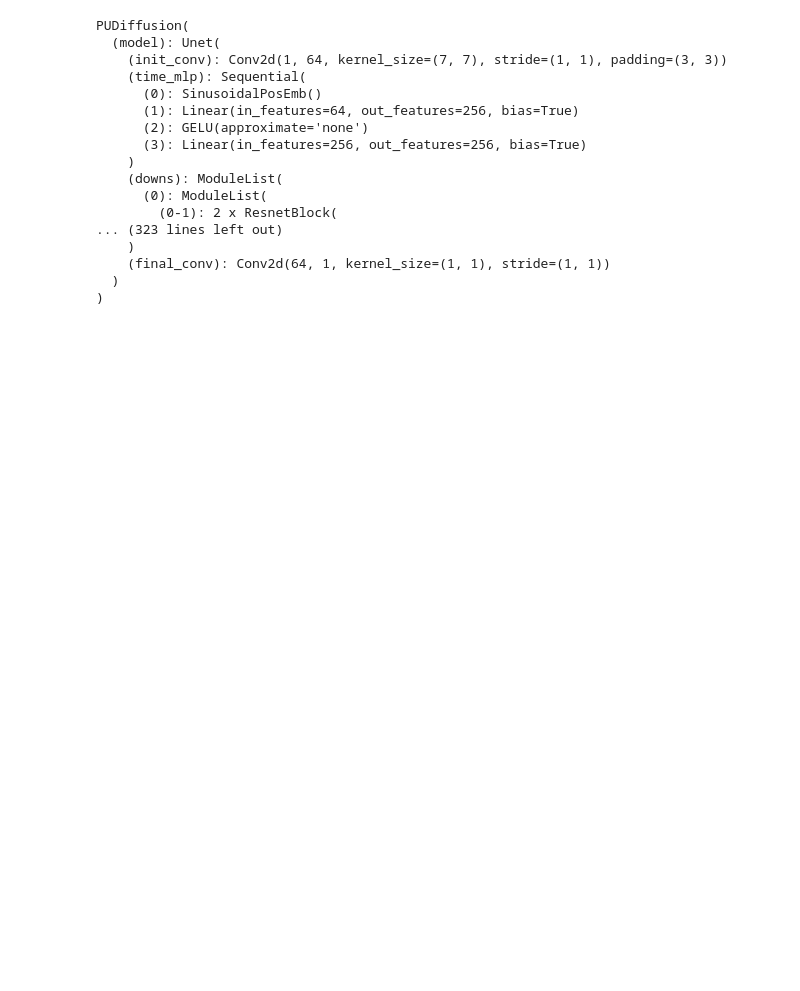
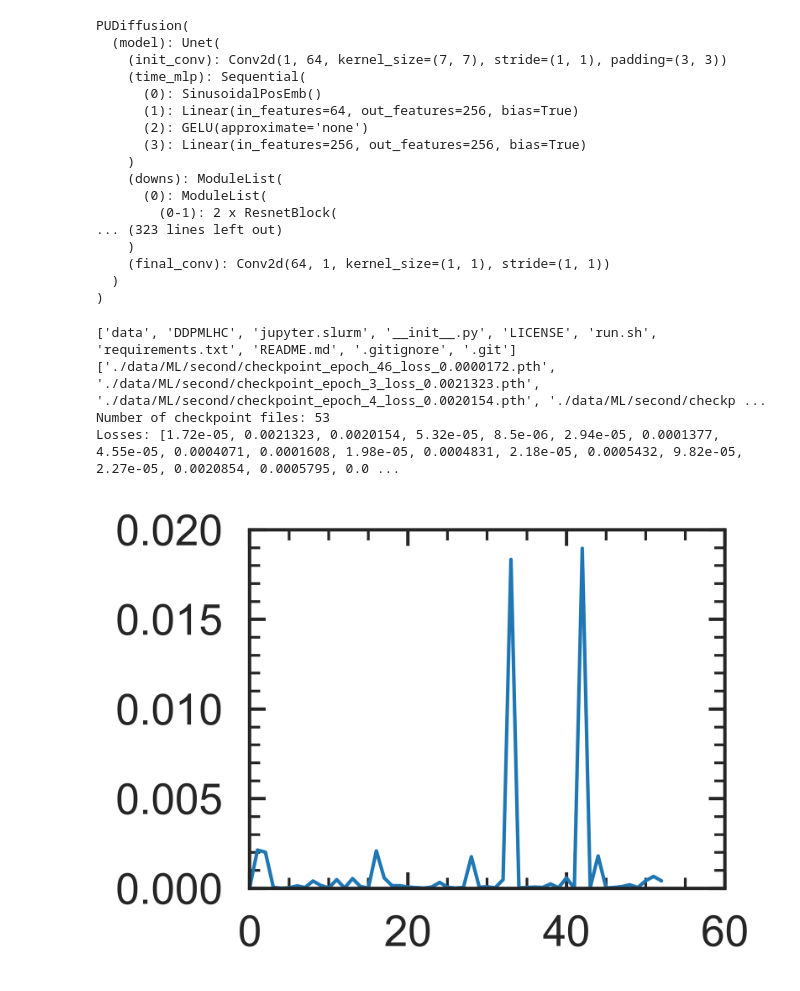
Before and after one commit to roysiu-gh/DDPM-HL-LHC, a Jupyter notebook: DDPMLHC/jup_real.ipynb, the cells around one changed output. Drawn from its saved outputs; the diff is of its cells as text; code cells hidden in the pictures; blank space fills up the shorter version.

```diff
--- a/DDPMLHC/jup_real.ipynb
+++ b/DDPMLHC/jup_real.ipynb
@@ -983,6 +1027,74 @@ PUDiffusion(
     (final_conv): Conv2d(64, 1, kernel_size=(1, 1), stride=(1, 1))
   )
 )
+# %%
+MPL_GLOBAL_PARAMS = {
+    'text.usetex' : False, # use latex text
+    'text.latex.preamble' : r'\usepackage{type1cm}\usepackage{braket}\usepackage{amssymb}\usepackage{amsmath}\usepackage{txfonts}', # latex packages
+    'font.size' : 24,
+    'figure.dpi' : 600,
+    'figure.figsize' : (4, 3),
+    'figure.autolayout' : True, # tight layout (True) or not (False)
+    'axes.labelpad' : 5,
+    'axes.xmargin' : 0,
+    'axes.ymargin' : 0,
+    'axes.grid' : False,
+    'axes.autolimit_mode' : 'round_numbers', # set axis limits by rounding min/max values
+    # 'axes.autolimit_mode' : 'data', # set axis limits as min/max values
+    'xtick.major.pad' : 10,
+    'ytick.major.pad' : 10,
+    'xtick.labelsize': label_fontsize,
+    'ytick.labelsize': label_fontsize,
+    'lines.linewidth' : 1.3,
+    'xtick.direction' : 'in',
+    'ytick.direction' : 'in',
+    'xtick.top' : True,
+    'ytick.right' : True,
+    'xtick.minor.visible' : True,
+    'ytick.minor.visible' : True,
+    'axes.prop_cycle': cycler(color = ['#1f77b4', '#ff7f0e', '#2ca02c', '#d62728', '#9467bd', '#8c564b', '#e377c2', '#7f7f7f', '#bcbd22', '#17becf']*3),
+    'legend.framealpha': None
+  }
+mpl.rcParams.update(MPL_GLOBAL_PARAMS)
+
+import glob
+import re
+import os
+
+def get_losses_from_checkpoints(checkpoint_dir='./data/ML/second'):
+    # Get absolute path to checkpoint directory
+    print(os.listdir("."))
+    checkpoint_pattern = os.path.join(checkpoint_dir, 'checkpoint_epoch_*_loss_*.pth')
+
+    # Get all matching files
+    files = glob.glob(checkpoint_pattern)
+    print(files)
+    losses = []
+    pattern = r'loss_([\d.]+)\.pth'
+
+    for file in files:
+        match = re.search(pattern, file)
+        if match:
+            loss = float(match.group(1))
+            losses.append(loss)
+
+    return len(files), losses
+
+# Usage:
+num_files, losses = get_losses_from_checkpoints()
+print(f"Number of checkpoint files: {num_files}")
+print(f"Losses: {losses}")
+
+fig = plt.figure()
+# num,losses = get_losses_from_checkpoints()
+plt.plot(list(range(num_files)),losses)
+plt.show()
+# %% [output]
+['data', 'DDPMLHC', 'jupyter.slurm', '__init__.py', 'LICENSE', 'run.sh', 'requirements.txt', 'README.md', '.gitignore', '.git']
+['./data/ML/second/checkpoint_epoch_46_loss_0.0000172.pth', './data/ML/second/checkpoint_epoch_3_loss_0.0021323.pth', './data/ML/second/checkpoint_epoch_4_loss_0.0020154.pth', './data/ML/second/checkp ...
+Number of checkpoint files: 53
+Losses: [1.72e-05, 0.0021323, 0.0020154, 5.32e-05, 8.5e-06, 2.94e-05, 0.0001377, 4.55e-05, 0.0004071, 0.0001608, 1.98e-05, 0.0004831, 2.18e-05, 0.0005432, 9.82e-05, 2.27e-05, 0.0020854, 0.0005795, 0.0 ...
+[figure, added]
 # %%
 # Generate samples
 # NG_jet.reset()
```
Also changed, not shown: parts of 8 cells of this notebook, 3 other files.
